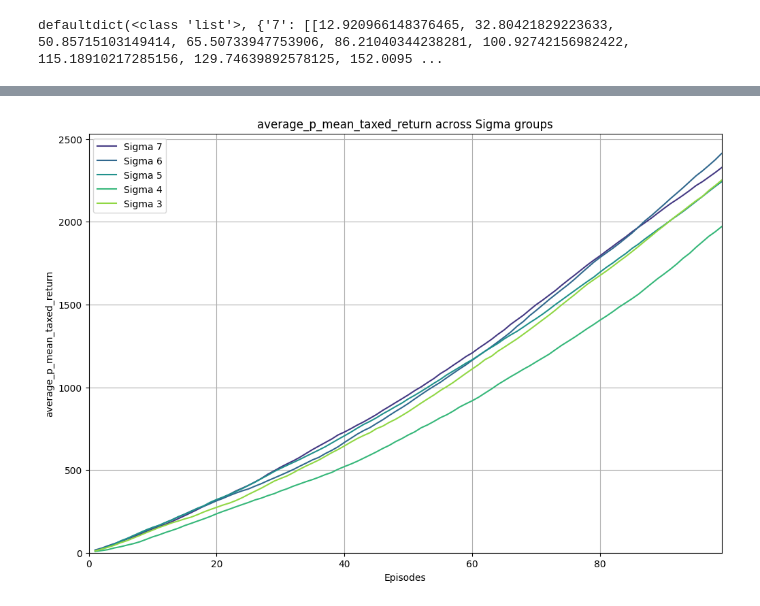
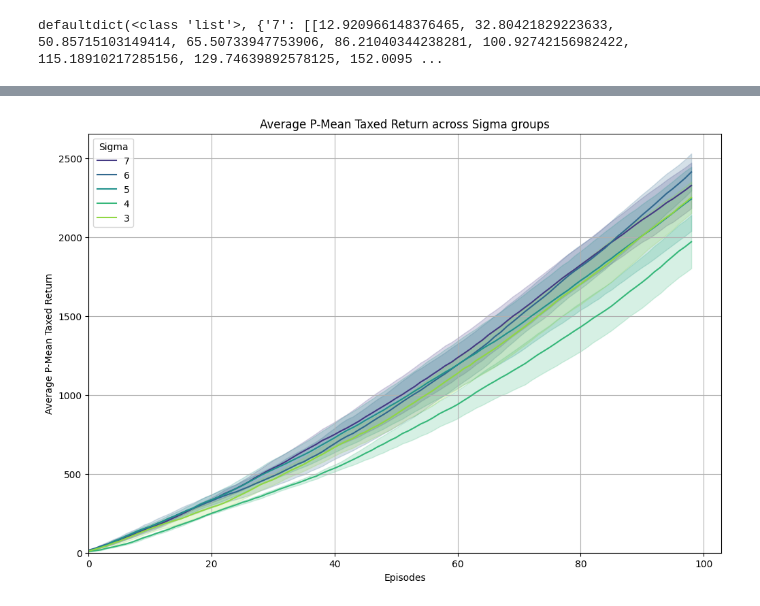
Before and after one commit to benbind/figure-generation, a Jupyter notebook: wandb_test.ipynb, the cells around one changed output, grey strips where cells are left out. Saved outputs shown, nothing was run; the diff lists cells and outputs as text; code cells hidden in the pictures.

```diff
--- a/wandb_test.ipynb
+++ b/wandb_test.ipynb
@@ -65,17 +65,13 @@ print(p_mean_taxed_return_by_sigma)
 defaultdict(<class 'list'>, {'7': [[12.920966148376465, 32.80421829223633, 50.85715103149414, 65.50733947753906, 86.21040344238281, 100.92742156982422, 115.18910217285156, 129.74639892578125, 152.0095 ...
 # %%
 import numpy as np
-def avg_p_mean_taxed_return(p_mean_taxed_return_by_sigma):
+def grouped_p_mean_taxed_return(p_mean_taxed_return_by_sigma):
     average_p_mean_return_by_tax_group = {}
     for sigma, runs in p_mean_taxed_return_by_sigma.items():
         transposed_runs = list(zip(*runs))
-        averaged_run = [np.mean(episode) for episode in transposed_runs]
-        average_p_mean_return_by_tax_group[sigma] = averaged_run
+        average_p_mean_return_by_tax_group[sigma] = transposed_runs
     return average_p_mean_return_by_tax_group
-test_data = {
-    '7': [[1, 2, 3], [4, 5, 6], [7, 8, 10]],  # Each internal list represents a run
-    '4': [[2, 3, 4], [5, 6, 7], [8, 9, 10]]
-}
-print(avg_p_mean_taxed_return(test_data))
-avg_p_mean_taxed_return = avg_p_mean_taxed_return(p_mean_taxed_return_by_sigma)
+
+grouped_p_mean_taxed_return = grouped_p_mean_taxed_return(p_mean_taxed_return_by_sigma)
+print(grouped_p_mean_taxed_return)
 # %% [output]
@@ -82,0 +79,11 @@ avg_p_mean_taxed_return = avg_p_mean_taxed_return(p_mean_taxed_return_by_sigma)
+# %%
+import pandas as pd
+def defaultdict_to_df(data):
+    records = []
+    for sigma, episode in data.items():
+        for episode_index, values in enumerate(episode):
+            for value in values:
+                records.append({'Episode': episode_index, 'Sigma': sigma, 'p_mean_taxed_return': value})
+    return pd.DataFrame(records)
+grouped_p_mean_taxed_return_by_sigma = defaultdict_to_df(grouped_p_mean_taxed_return)
+print(grouped_p_mean_taxed_return_by_sigma)
@@ -83,19 +105,19 @@ avg_p_mean_taxed_return = avg_p_mean_taxed_return(p_mean_taxed_return_by_sigma)
 # %%
 def plot_avg_p_mean_taxed_return_by_sigma(data):
     plt.figure(figsize=(12,8))
+    #data = data.loc[data["Sigma"] == '7']
+    sigma_groups = data['Sigma'].unique()
+    palette = sns.color_palette("viridis", n_colors=len(sigma_groups))  # 'hsv' is just an example
+    color_dict = {sigma: color for sigma, color in zip(sigma_groups, palette)}
 
-    min_length = min(len(val) for val in data.values())
-    episodes = list(range(1, min_length+1))
-    palette = sns.set_palette("viridis", n_colors=len(data.items()))
-    for sigma, p_mean in data.items():
-        sns.lineplot(x=episodes, y=p_mean[:min_length], label=f'Sigma {sigma}', palette=palette)
-    plt.title('average_p_mean_taxed_return across Sigma groups')
+    sns.lineplot(data=data, x="Episode", y="p_mean_taxed_return", hue="Sigma", dashes=False, palette=color_dict, err_style="band", errorbar="se")
+    plt.title(f'Average P-Mean Taxed Return across Sigma groups')
     plt.xlabel('Episodes')
-    plt.ylabel('average_p_mean_taxed_return')
-    plt.xlim(left=0, right=min_length)
+    plt.ylabel('Average P-Mean Taxed Return')
+    plt.xlim(left=0,)
     plt.ylim(bottom=0)
     plt.grid(True)
     plt.show()
-plot_avg_p_mean_taxed_return_by_sigma(avg_p_mean_taxed_return)
+plot_avg_p_mean_taxed_return_by_sigma(grouped_p_mean_taxed_return_by_sigma)
 # %% [output]
-[figure, old version]
+[figure, new version]
```
Also changed, not shown: parts of 3 cells of this notebook, 1 other file.
